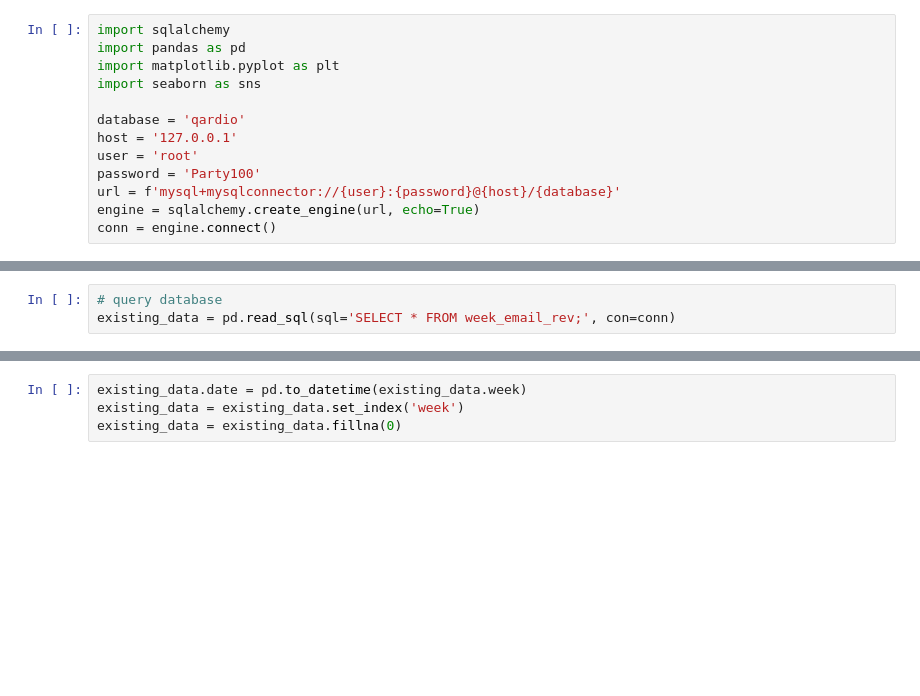
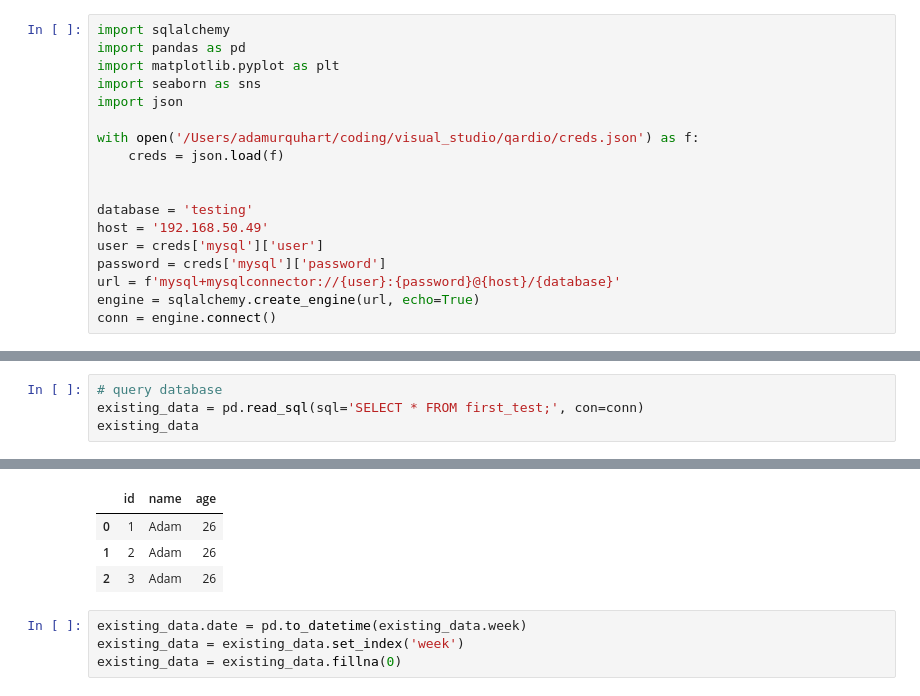
Before and after one commit to adamu96/q_data_analysis, a Jupyter notebook: analysis/testing.ipynb, the cells around one changed output, grey strips where cells are left out. Cells and saved outputs as stored; diff of their text form; blank space fills up the shorter version.

```diff
--- a/analysis/testing.ipynb
+++ b/analysis/testing.ipynb
@@ -3,11 +3,16 @@ import sqlalchemy
 import pandas as pd
 import matplotlib.pyplot as plt
 import seaborn as sns
+import json
 
-database = 'qardio'
-host = '127.0.0.1'
-user = 'root'
-password = 'Party100'
+with open('/Users/adamurquhart/coding/visual_studio/qardio/creds.json') as f:
+    creds = json.load(f)
+
+
+database = 'testing'
+host = '192.168.50.49'
+user = creds['mysql']['user']
+password = creds['mysql']['password']
 url = f'mysql+mysqlconnector://{user}:{password}@{host}/{database}'
 engine = sqlalchemy.create_engine(url, echo=True)
 conn = engine.connect()
@@ -21,4 +27,5 @@ conn = engine.connect()
 # %%
 # query database
-existing_data = pd.read_sql(sql='SELECT * FROM week_email_rev;', con=conn)
+existing_data = pd.read_sql(sql='SELECT * FROM first_test;', con=conn)
+existing_data
 # %% [output]
@@ -29,3 +36,7 @@ existing_data = pd.read_sql(sql='SELECT * FROM week_email_rev;', con=conn)
+|  | id | name | age |
+| 0 | 1 | Adam | 26 |
+| 1 | 2 | Adam | 26 |
+| 2 | 3 | Adam | 26 |
 # %%
 existing_data.date = pd.to_datetime(existing_data.week)
 existing_data = existing_data.set_index('week')
```
Also changed, not shown: parts of 2 cells of this notebook, 5 other files.
